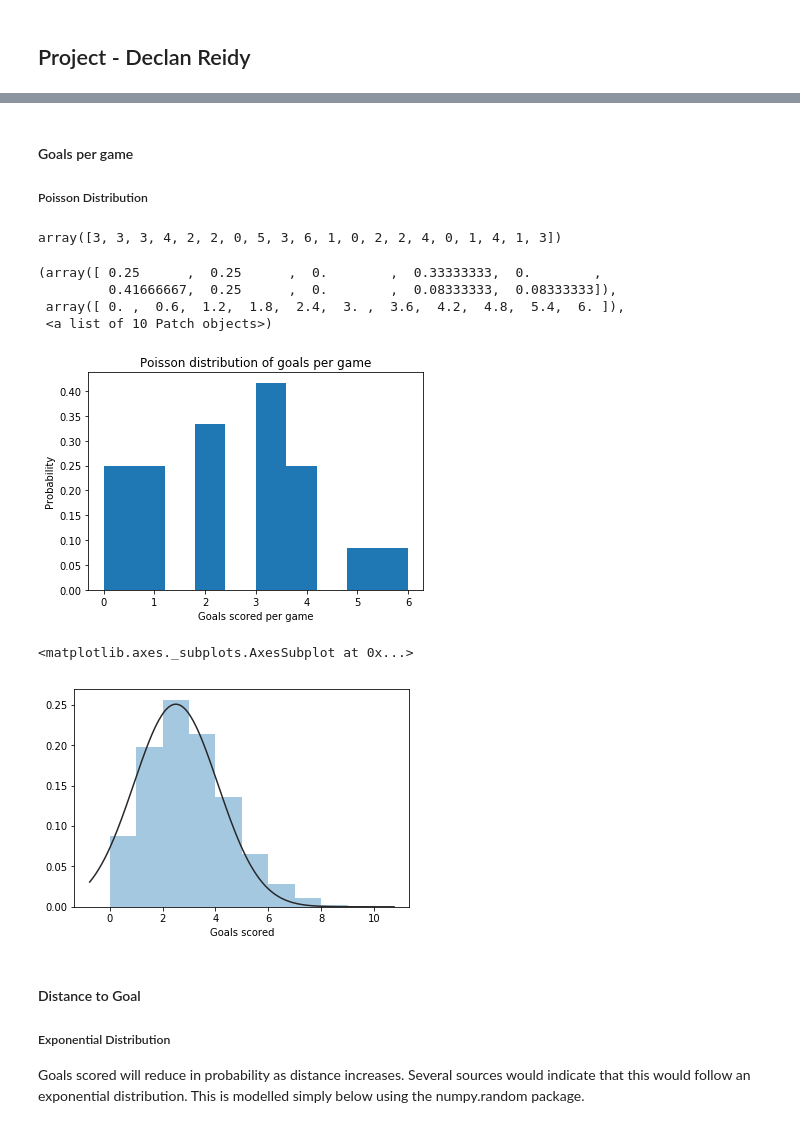
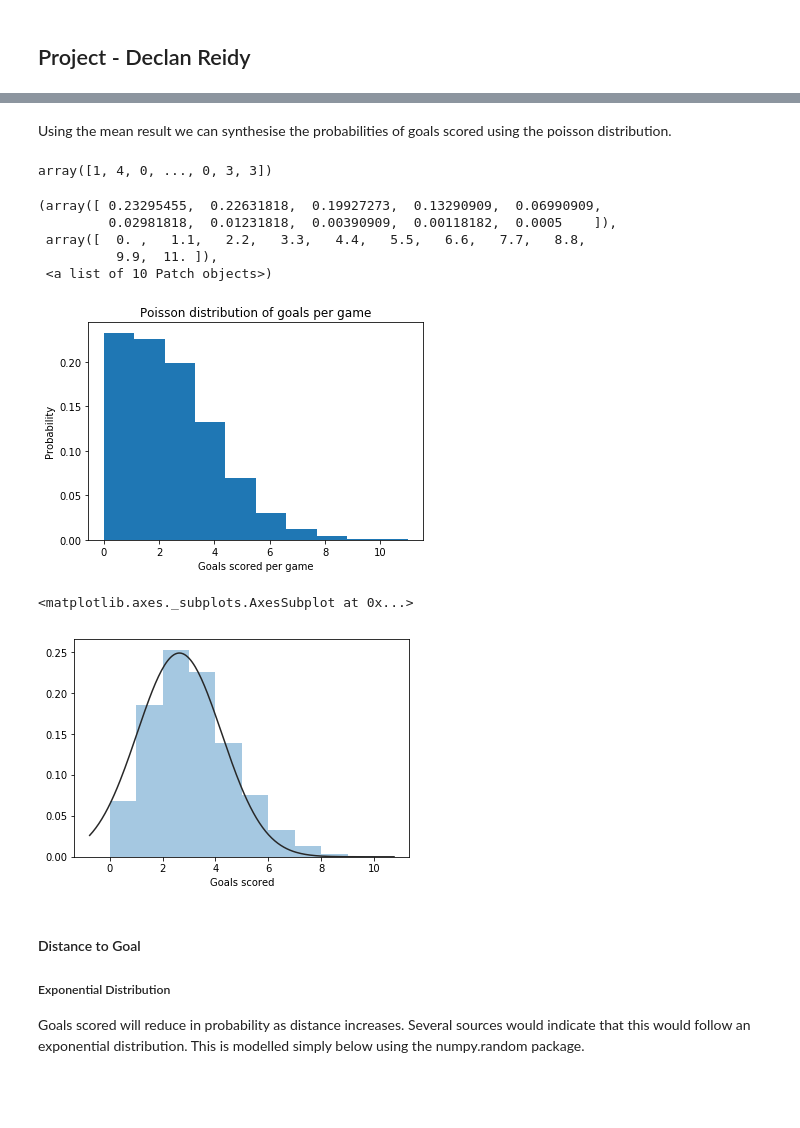
Before and after one commit to G00364690/PDA-Project, a Jupyter notebook: PDA-Project.ipynb, the cells around one changed output, grey strips where cells are left out. Drawn from its saved outputs; the diff is of its cells as text; code cells hidden in the pictures; blank space fills up the shorter version.

```diff
--- a/PDA-Project.ipynb
+++ b/PDA-Project.ipynb
@@ -90,0 +117,11 @@ Given the erratic nature of football results and relatively large standard devia
+# %%
+"Using the Random shots value we can then use the equation of a line to plot the shots on target (approx 33%)"
+"We can also add some standard errors to the calculation by adding a small random sample to the x coordinate"
+
+y = (x + 2*np.random((1,20)))/3
+
+plt.xlabel("Shots")
+plt.ylabel("Shots on Target")
+plt.title("Shots v Shots on Target")
+
+plt.scatter(x,y)
@@ -91,17 +147,11 @@ Given the erratic nature of football results and relatively large standard devia
 # %%
-import numpy.random as np
-import matplotlib.pyplot as plt
+x = y
+y1 = (x + 2*np.random((1,20)))/3
 
-z = np.randint(12,25)
-x = np.normal(z,3,size=20)
+plt.xlabel("Shots on Target")
+plt.ylabel("Goals")
+plt.title("Shots on Target v Goals")
 
-
-y = (x + 2*np.random((1,20)))/2.5
-
-plt.xlabel("Shots")
-plt.ylabel("Shots on Target")
-plt.title("Shots v Shots on Target")
-
-plt.scatter(x,y)
+plt.scatter(x,y1)
 # %% [output]
 <matplotlib.collections.PathCollection at 0x...>
@@ -111,8 +166,8 @@ If we assume that each team registers between 5 and 10 shots on target in a game
 # %%
-import numpy.random as np
+import numpy as np
 import matplotlib.pyplot as plt
+import statistics as stats
 
-z = np.randint(5,10)
-x = np.normal(z,2,size=20)
-z, x
+gpg = np.mean(y/3)
+gpg
 # %% [output]
@@ -136,7 +175,5 @@ plt.scatter(x,y)
-# %% [markdown]
-#### Goals per game
-
-##### Poisson Distribution
+# %% [markdown]
+Using the mean result we can synthesise the probabilities of goals scored using the poisson distribution.
 # %%
 import numpy.random as np
 import matplotlib.pyplot as plt
@@ -145,21 +182,22 @@ import pandas as pd
 
 %matplotlib inline
 
-gpg = np.poisson(2.5,20)
-gpg
+gpg1 = np.poisson(gpg,20000)
+gpg1
 # %% [output]
-array([3, 3, 3, 4, 2, 2, 0, 5, 3, 6, 1, 0, 2, 2, 4, 0, 1, 4, 1, 3])
+array([1, 4, 0, ..., 0, 3, 3])
 # %%
 plt.xlabel("Goals scored per game")
 plt.ylabel("Probability")
 plt.title("Poisson distribution of goals per game")
-plt.hist(gpg,density=True)
+plt.hist(gpg1,density=True)
 # %% [output]
-(array([ 0.25      ,  0.25      ,  0.        ,  0.33333333,  0.        ,
-         0.41666667,  0.25      ,  0.        ,  0.08333333,  0.08333333]),
- array([ 0. ,  0.6,  1.2,  1.8,  2.4,  3. ,  3.6,  4.2,  4.8,  5.4,  6. ]),
+(array([ 0.23295455,  0.22631818,  0.19927273,  0.13290909,  0.06990909,
+         0.02981818,  0.01231818,  0.00390909,  0.00118182,  0.0005    ]),
+ array([  0. ,   1.1,   2.2,   3.3,   4.4,   5.5,   6.6,   7.7,   8.8,
+          9.9,  11. ]),
  <a list of 10 Patch objects>)
-[figure, old version]
+[figure, new version]
 # %%
 import numpy.random as np
 import matplotlib.pyplot as plt
@@ -168,11 +206,11 @@ from scipy.stats import norm
 
 %matplotlib inline
 
-gpg = np.poisson(2.5,10000)
-sns.distplot(gpg,bins=10,hist=True,kde=False,fit=norm,axlabel="Goals scored")
+gpg2 = np.poisson(gpg,10000)
+sns.distplot(gpg2,bins=10,hist=True,kde=False,fit=norm,axlabel="Goals scored")
 # %% [output]
 <matplotlib.axes._subplots.AxesSubplot at 0x...>
-[figure, old version]
+[figure, new version]
 # %% [markdown]
 #### Distance to Goal
 
```
Also changed, not shown: parts of 13 cells of this notebook.
